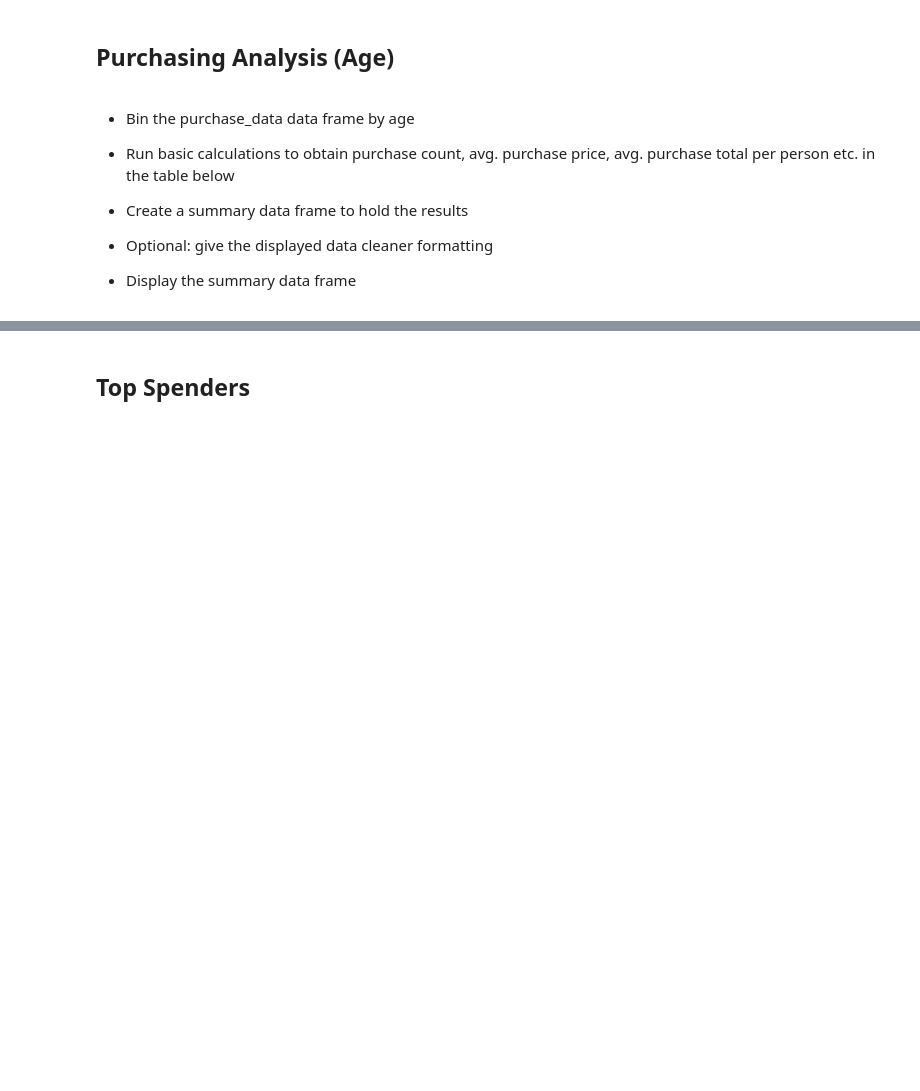
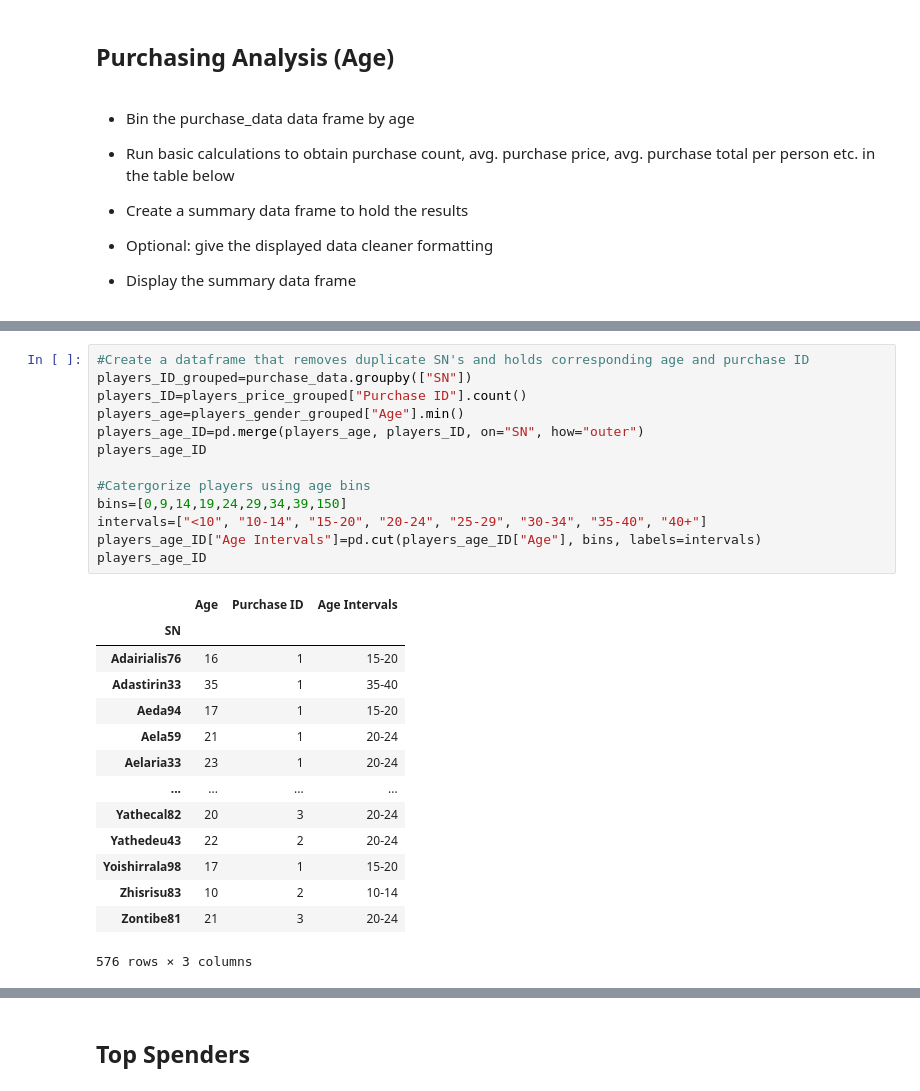
Before and after one commit to ahchambers/Pandas-Challenge, a Jupyter notebook: HeroesOfPymoli/HeroesOfPymoli_starter.ipynb, the cells around one changed output, grey strips where cells are left out. Cells and saved outputs as stored; diff of their text form; blank space fills up the shorter version.

```diff
--- a/HeroesOfPymoli/HeroesOfPymoli_starter.ipynb
+++ b/HeroesOfPymoli/HeroesOfPymoli_starter.ipynb
@@ -261,0 +295,28 @@ SyntaxError: invalid syntax (<ipython-input-74-c26f7a9f58e5>, line 2)
+# %%
+#Create a dataframe that removes duplicate SN's and holds corresponding age and purchase ID
+players_ID_grouped=purchase_data.groupby(["SN"])
+players_ID=players_price_grouped["Purchase ID"].count()
+players_age=players_gender_grouped["Age"].min()
+players_age_ID=pd.merge(players_age, players_ID, on="SN", how="outer")
+players_age_ID
+
+#Catergorize players using age bins
+bins=[0,9,14,19,24,29,34,39,150]
+intervals=["<10", "10-14", "15-20", "20-24", "25-29", "30-34", "35-40", "40+"]
+players_age_ID["Age Intervals"]=pd.cut(players_age_ID["Age"], bins, labels=intervals)
+players_age_ID
+# %% [output]
+|  | Age | Purchase ID | Age Intervals |
+| SN |  |  |  |
+| Adairialis76 | 16 | 1 | 15-20 |
+| Adastirin33 | 35 | 1 | 35-40 |
+| Aeda94 | 17 | 1 | 15-20 |
+| Aela59 | 21 | 1 | 20-24 |
+| Aelaria33 | 23 | 1 | 20-24 |
+| ... | ... | ... | ... |
+| Yathecal82 | 20 | 3 | 20-24 |
+| Yathedeu43 | 22 | 2 | 20-24 |
+| Yoishirrala98 | 17 | 1 | 15-20 |
+| Zhisrisu83 | 10 | 2 | 10-14 |
+| Zontibe81 | 21 | 3 | 20-24 |
+576 rows × 3 columns
```
Also changed, not shown: parts of 15 cells of this notebook, 1 other file.
